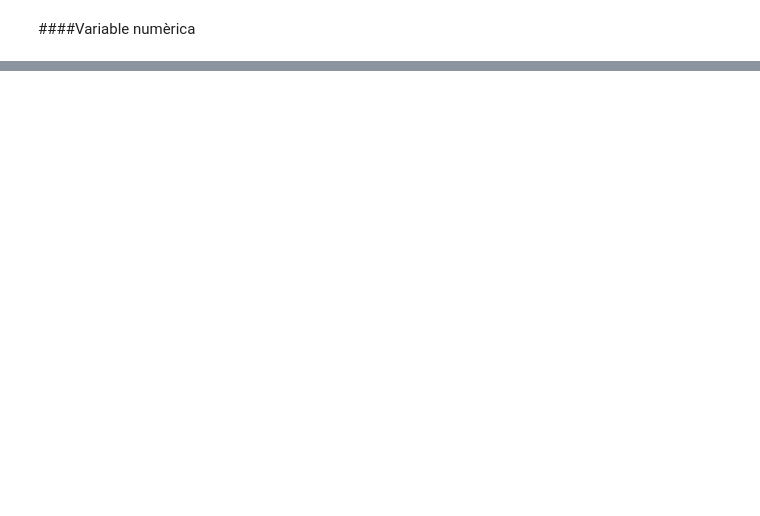
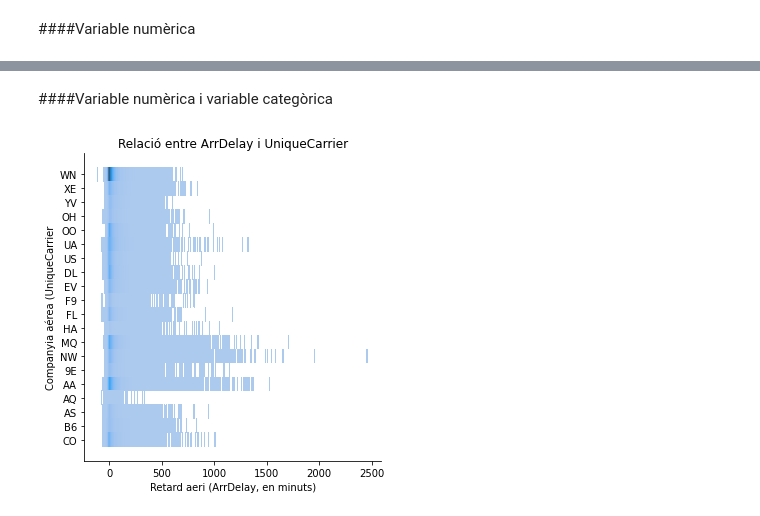
Before and after one commit to davifebdn/visualitzaci-_explorat-ria, a Jupyter notebook: Data_Science_Sprint_3_T01_Visualització_gràfica_d'un_dataset.ipynb, the cells around one changed output, grey strips where cells are left out. Drawn from its saved outputs; the diff is of its cells as text; code cells hidden in the pictures; blank space fills up the shorter version.

```diff
--- a/Data_Science_Sprint_3_T01_Visualització_gràfica_d'un_dataset.ipynb
+++ b/Data_Science_Sprint_3_T01_Visualització_gràfica_d'un_dataset.ipynb
@@ -92,0 +96,13 @@ plt.show()
+# %% [markdown]
+####Variable numèrica i variable categòrica
+# %%
+#ArrDelay i UniqueCarrier
+
+#Plot the histogram thanks to the distplot function
+sns.displot(x=df['ArrDelay'], y=df["UniqueCarrier"])
+plt.title("Relació entre ArrDelay i UniqueCarrier")
+plt.xlabel("Retard aeri (ArrDelay, en minuts)")
+plt.ylabel("Companyia aérea (UniqueCarrier")
+plt.show()
+# %% [output]
+[figure, added]
```
Also changed, not shown: parts of 6 cells of this notebook.
